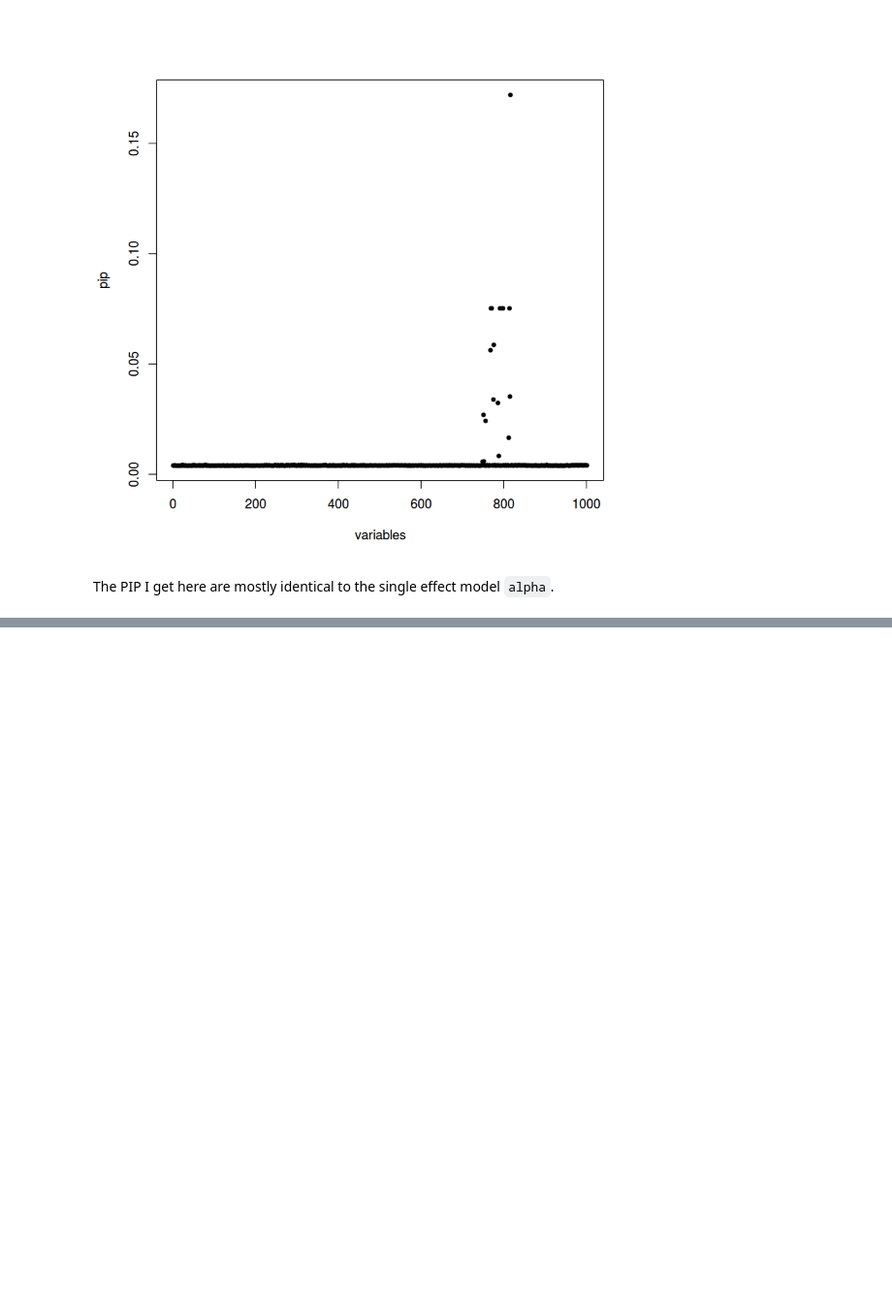
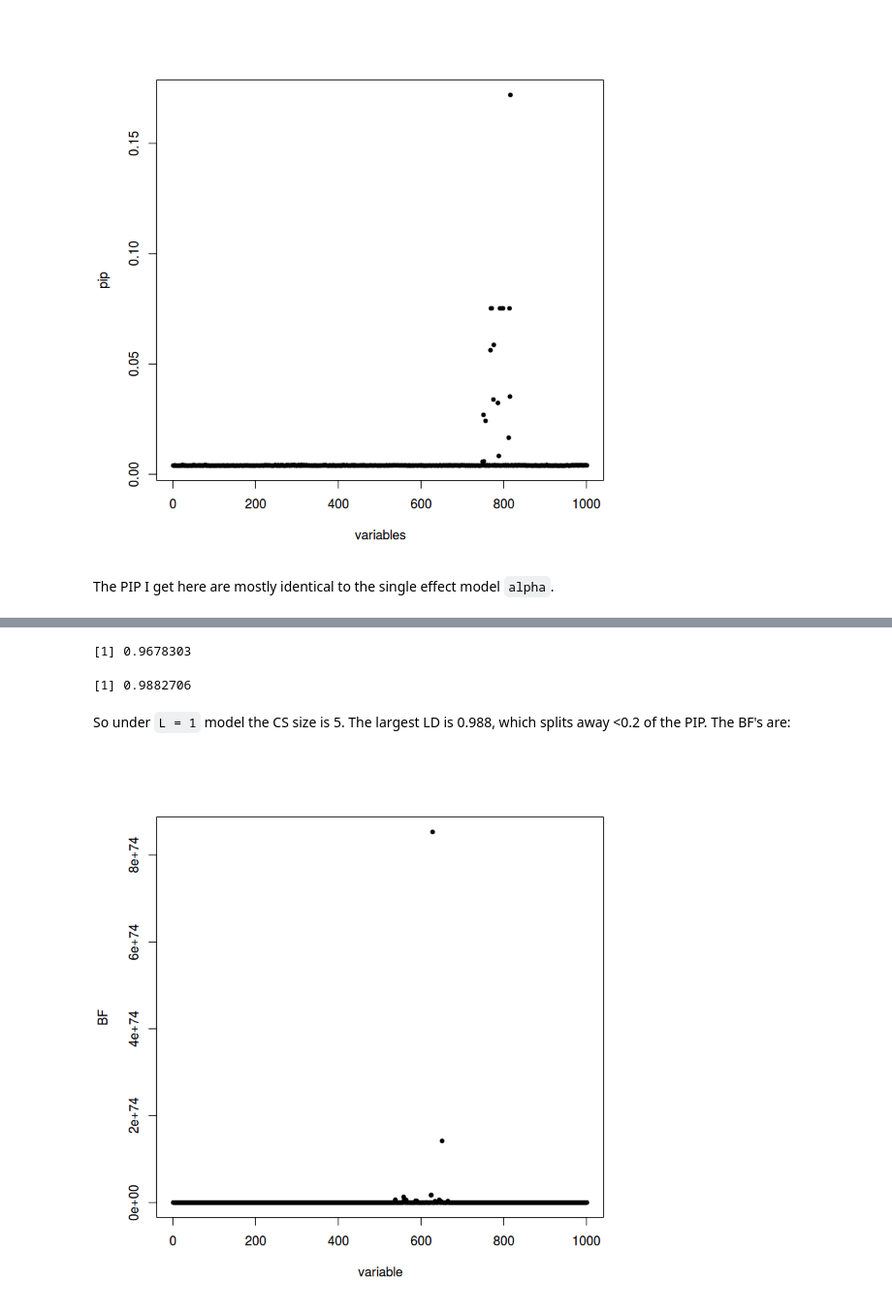
Before and after one commit to gaow/mvarbvs, a Jupyter notebook: analysis/20180601_One_Causal_CAVIAR_Exam.ipynb, the cells around one changed output, grey strips where cells are left out. Shown at 97% size. Cells and saved outputs as stored; diff of their text form; code cells hidden in the pictures; blank space fills up the shorter version.

```diff
--- a/analysis/20180601_One_Causal_CAVIAR_Exam.ipynb
+++ b/analysis/20180601_One_Causal_CAVIAR_Exam.ipynb
@@ -226,0 +255,14 @@ The PIP I get here are mostly identical to the single effect model `alpha`.
+# %%
+min(abs(purity))
+# %% [output]
+[1] 0.9678303
+# %%
+max(abs(purity-diag(nrow(purity))))
+# %% [output]
+[1] 0.9882706
+# %% [markdown]
+So under `L = 1` model the CS size is 5. The largest LD is 0.988, which splits away <0.2 of the PIP. The BF's are:
+# %%
+plot(exp(fit$lbf), pch = 20, ylab = 'BF', xlab = 'variable')
+# %% [output]
+[figure, added]
```
Also changed, not shown: parts of 7 cells of this notebook, 2 other files.
